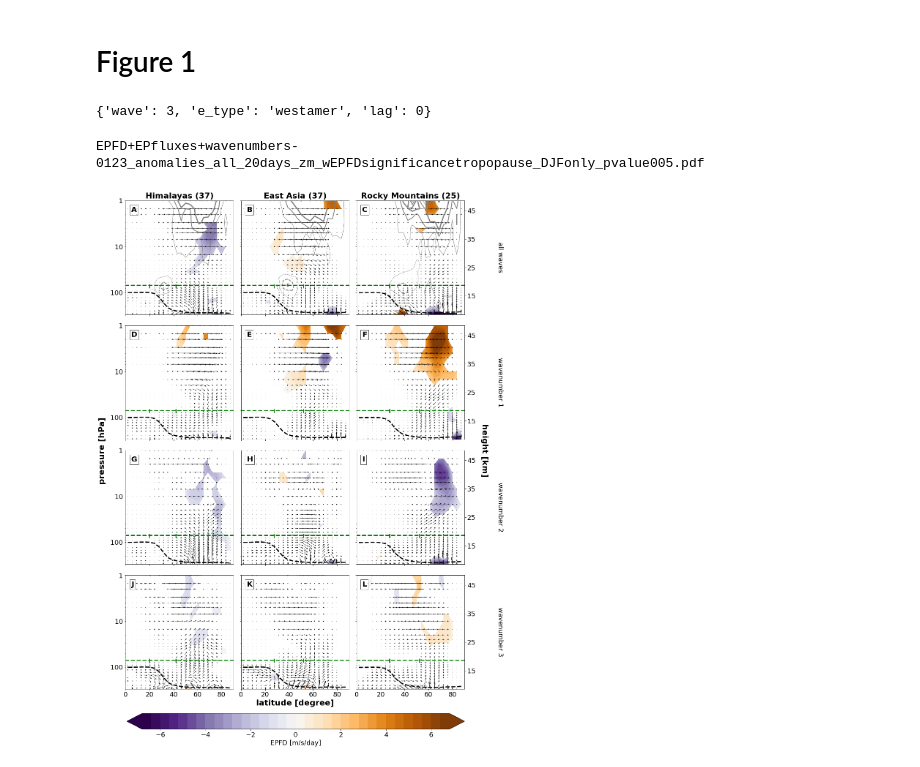
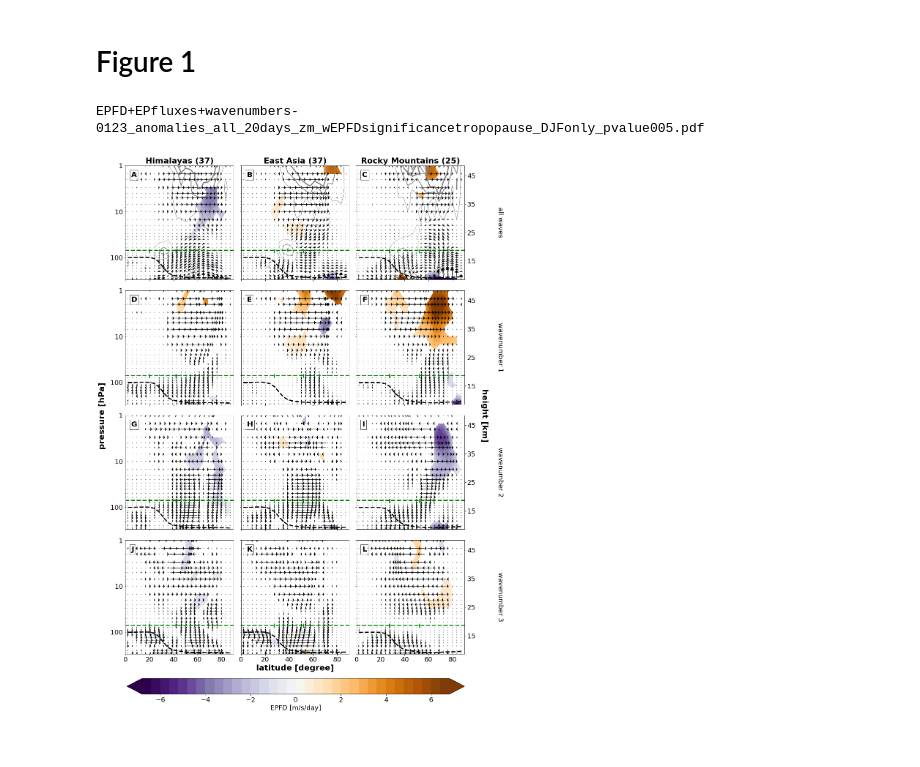
Before and after one commit to kuchaale/grl_2020, a Jupyter notebook: code/GRL_reproduce_Fig1.ipynb, the cells around one changed output. Drawn from its saved outputs; the diff is of its cells as text; code cells hidden in the pictures.

```diff
--- a/code/GRL_reproduce_Fig1.ipynb
+++ b/code/GRL_reproduce_Fig1.ipynb
@@ -93,7 +93,7 @@ for var in var_ls:
         elif var == 'ep_p':
             infile = f'{cesta}{var}_{what}_comp_{e_type}_{timescale}days.nc'
             print(infile)
-            da_wave = xr.open_dataarray(infile)
+            da_wave = xr.open_dataarray(infile)*-10000
             da_wave = da_wave.expand_dims('wave')
             da_wave.name = var+'-wn1'
             da_wave['wave'] = [inserted_wave]#'all']
@@ -251,10 +251,6 @@ lat = ds_all_sel.lat.values
 lev = ds_all_sel.plev.values
 # %% [markdown]
 # Figure 1
-# %%
-sel_dict
-# %% [output]
-{'wave': 3, 'e_type': 'westamer', 'lag': 0}
 # %%
 mpl.rcParams.update({'font.size': 18})
 
@@ -290,9 +286,12 @@ for i,(ax, sel_dict, label) in enumerate(zip(p.axes.flat, p.name_dicts.flat, lab
     ax.text(0.05, 0.95, label, transform=ax.transAxes,
               fontsize=20, fontweight='bold', va='top', bbox={'alpha': 0.7, 'facecolor': 'white'})
     sel_dict['lag'] = 0
+
     ax.quiver(lat, lev, ds_all_sel['ep_phi-wn1'].sel(**sel_dict).values, \
-              ds_all_sel['ep_p-wn1'].sel(**sel_dict).values*-10000, pivot='mid', headwidth = 5, \
-              scale_units = 'inches')
+              ds_all_sel['ep_p-wn1'].sel(**sel_dict).values,
+              pivot='mid', headwidth = 12, minlength = 2, \
+              scale_units = 'inches', width = 0.003)
+
     ax.hlines(70,-20,90, color = 'green', linestyles='--', lw = 3)
     e_type = sel_dict['e_type']
     if e_type == 'himalayas':
@@ -348,31 +347,31 @@ for i,(ax, sel_dict, label) in enumerate(zip(p.axes.flat, p.name_dicts.flat, lab
         #ax.set_ylabel('pressure [hPa]', fontdict = dict(fontsize = 19))
     #else:
 
     ax.set_ylabel('')
 
 
 
     if i == 10:
         ax.set_xlabel('latitude [degree]', fontdict = dict(fontweight = 'bold', fontsize = 22))
     else:
         ax.set_xlabel('')
 
 #p.row_labels
 #p.set_axis_labels('')
 
 p.fig.subplots_adjust(right=0.875)
 cbar_ax = p.fig.add_axes([0.075, -0.03, .8, .03])
 norm = mpl.colors.BoundaryNorm(levels[1:-1], cmap.N)
 cb2 = mpl.colorbar.ColorbarBase(cbar_ax, cmap=cmap, \
                                 norm=norm, orientation='horizontal', \
                                 boundaries=levels, extend='both', \
                                 ticks=[-6,-4,-2,0,2,4,6], label='EPFD [m/s/day]')#, spacing='proportional')"""
 
 
 suffix = '_DJFonly'
 outfile=f'EPFD+EPfluxes+wavenumbers-0123_{what}_all_{timescale}days_zm_wEPFDsignificancetropopause{suffix}_pvalue{str(pv_limit).replace(".","")}.pdf'
 print(outfile)
 plt.savefig(outfile, bbox_inches='tight')
 # %% [output]
 EPFD+EPfluxes+wavenumbers-0123_anomalies_all_20days_zm_wEPFDsignificancetropopause_DJFonly_pvalue005.pdf
-[figure, old version]
+[figure, new version]
```
Also changed, not shown: parts of 1 cell of this notebook.
